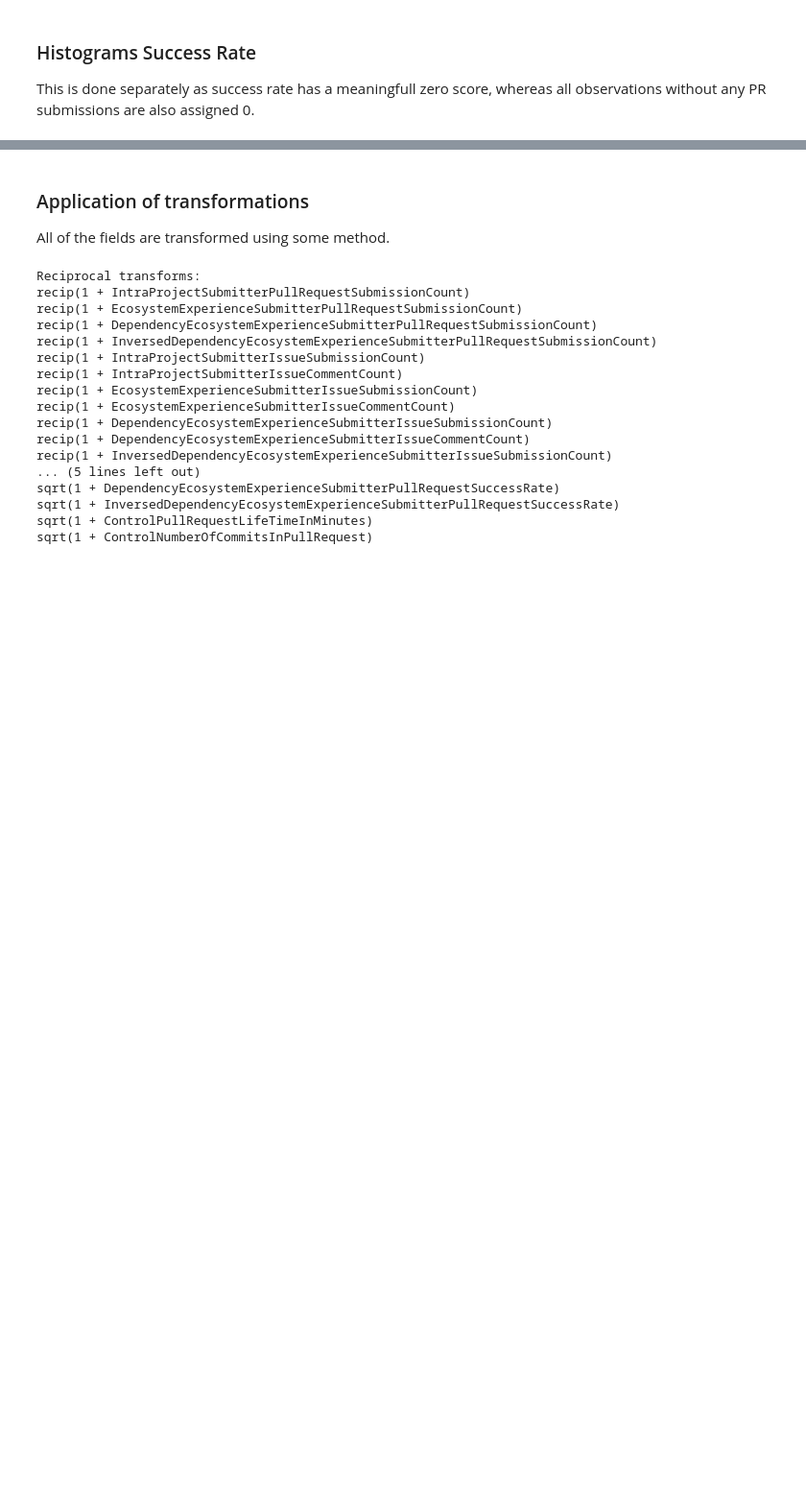
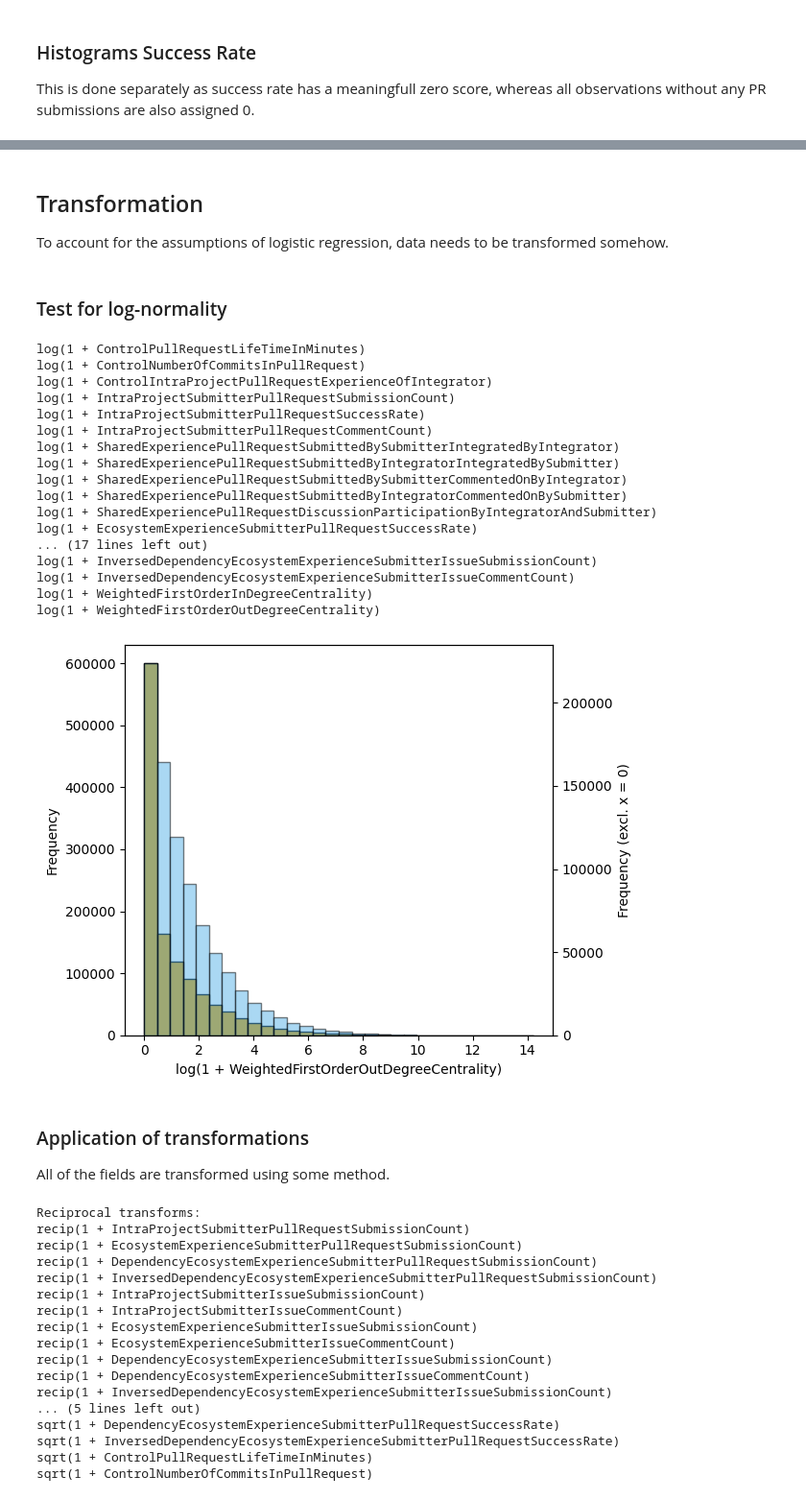
Before and after one commit to wmeijer221/msc_thesis, a Jupyter notebook: python_proj/modelling/notebooks/visualization.ipynb, the cells around one changed output, grey strips where cells are left out. Shown at 96% size. Saved outputs shown, nothing was run; the diff lists cells and outputs as text; code cells hidden in the pictures; blank space fills up the shorter version.

```diff
--- a/python_proj/modelling/notebooks/visualization.ipynb
+++ b/python_proj/modelling/notebooks/visualization.ipynb
@@ -427,3 +460,39 @@ Highly skewed data is terrible for logistic regresson and might be the cause for
+# %% [markdown]
+## Transformation
+
+To account for the assumptions of logistic regression, data needs to be transformed somehow.
+# %% [markdown]
+### Test for log-normality
+# %%
+continuous_features = df[df.columns[meta_header_count:]]\
+    .select_dtypes(include='number')
+
+for feature in continuous_features:
+    test_df = df.copy()
+    log_feature_name = f'log(1 + {feature})'
+    test_df[log_feature_name] = df[feature].apply(lambda x: np.log(1 + x))
+    create_histogram(test_df, log_feature_name,
+                     subfolder_name="log_normality_test",
+                     show_without_value=0)
+# %% [output]
+log(1 + ControlPullRequestLifeTimeInMinutes)
+log(1 + ControlNumberOfCommitsInPullRequest)
+log(1 + ControlIntraProjectPullRequestExperienceOfIntegrator)
+log(1 + IntraProjectSubmitterPullRequestSubmissionCount)
+log(1 + IntraProjectSubmitterPullRequestSuccessRate)
+log(1 + IntraProjectSubmitterPullRequestCommentCount)
+log(1 + SharedExperiencePullRequestSubmittedBySubmitterIntegratedByIntegrator)
+log(1 + SharedExperiencePullRequestSubmittedByIntegratorIntegratedBySubmitter)
+log(1 + SharedExperiencePullRequestSubmittedBySubmitterCommentedOnByIntegrator)
+log(1 + SharedExperiencePullRequestSubmittedByIntegratorCommentedOnBySubmitter)
+log(1 + SharedExperiencePullRequestDiscussionParticipationByIntegratorAndSubmitter)
+log(1 + EcosystemExperienceSubmitterPullRequestSuccessRate)
+... (17 lines left out)
+log(1 + InversedDependencyEcosystemExperienceSubmitterIssueSubmissionCount)
+log(1 + InversedDependencyEcosystemExperienceSubmitterIssueCommentCount)
+log(1 + WeightedFirstOrderInDegreeCentrality)
+log(1 + WeightedFirstOrderOutDegreeCentrality)
+[figure, added]
 # %% [markdown]
 ### Application of transformations
 
```
Also changed, not shown: parts of 15 cells of this notebook.
